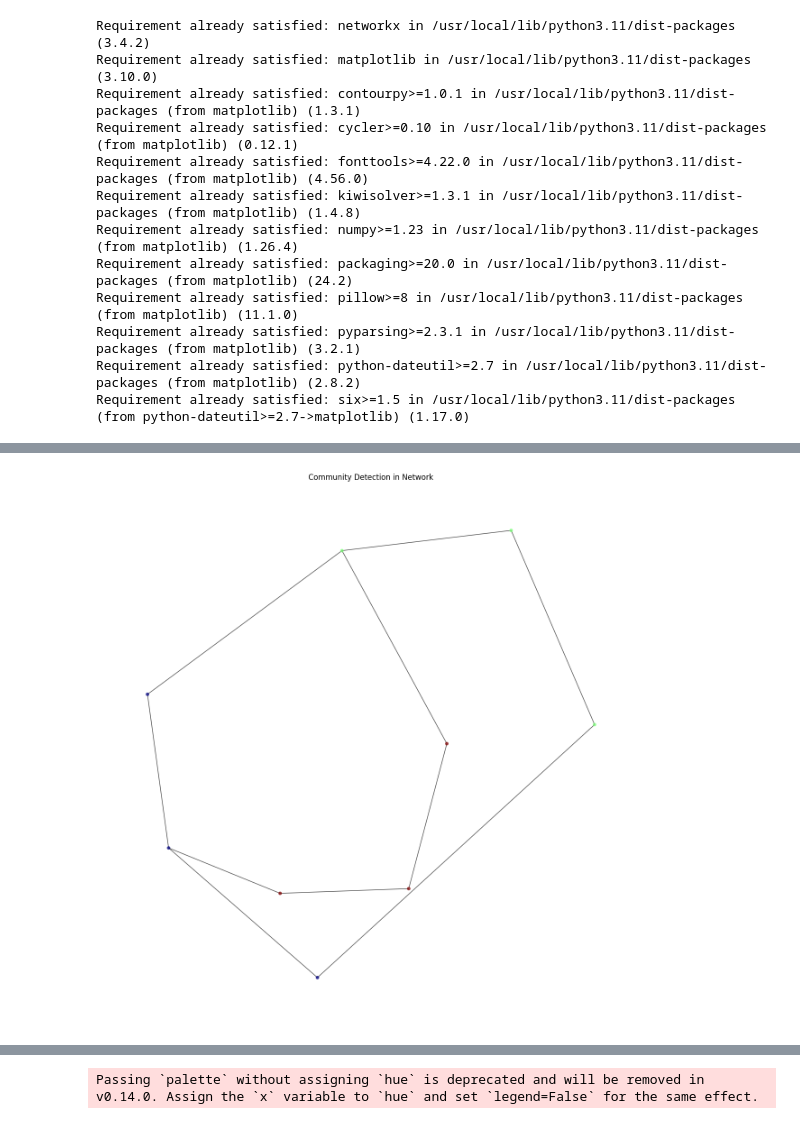
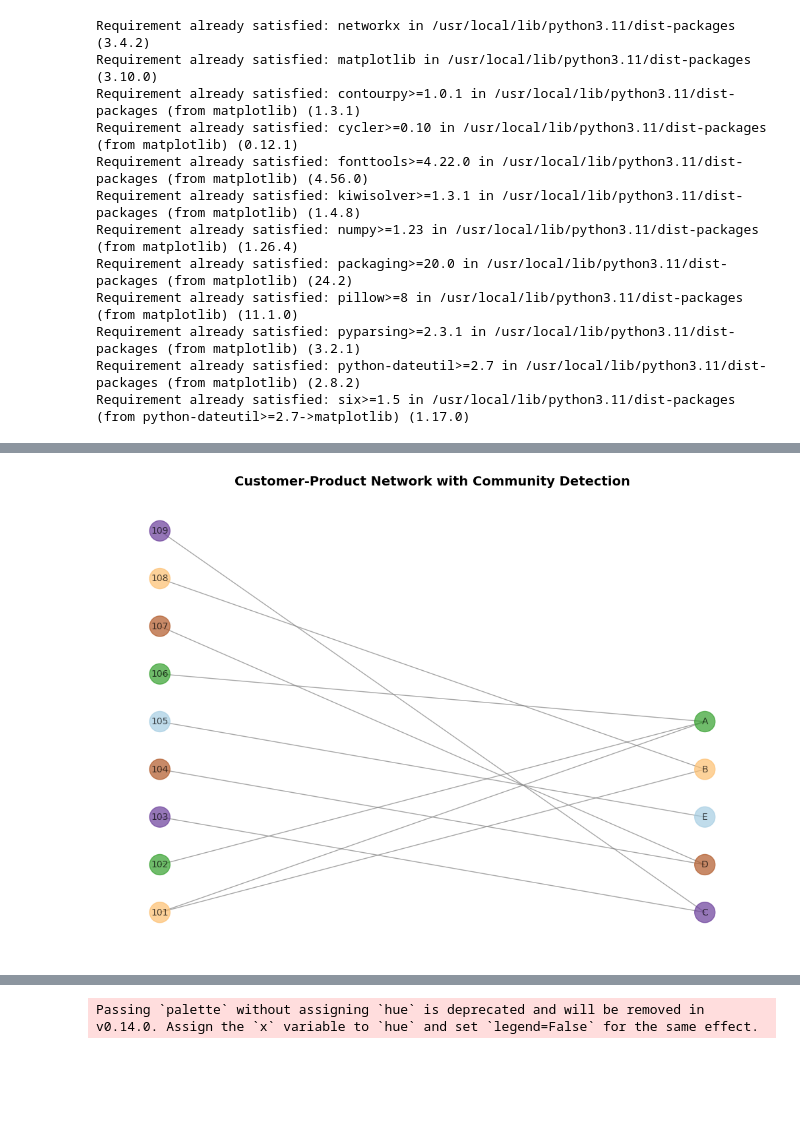
Before and after one commit to dileep5253/Community_Detection, a Jupyter notebook: Community-Detection1.ipynb, the cells around one changed output, grey strips where cells are left out. Cells and saved outputs as stored; diff of their text form; code cells hidden in the pictures; blank space fills up the shorter version.

```diff
--- a/Community-Detection1.ipynb
+++ b/Community-Detection1.ipynb
@@ -671,9 +658,52 @@ plt.show()
-# %%
-# Visualization 2: Community Detection Graph
-plt.figure(figsize=(12, 12))
-colors = [partition[node] if node in partition else 0 for node in G.nodes()]
-nx.draw(G, pos, node_color=colors, node_size=20, with_labels=False, cmap=plt.cm.jet, alpha=0.7)
-plt.title("Community Detection in Network")
-plt.show()
-# %% [output]
-[figure, removed]
+# %%
+import networkx as nx
+import matplotlib.pyplot as plt
+import seaborn as sns
+from community import community_louvain
+
+# 🔹 Step 1: Create Bipartite Graph (Customers and Products)
+G = nx.Graph()
+
+# Sample Data: Customer-Product Purchases
+customer_product_edges = [
+    (101, 'A'), (101, 'B'), (102, 'A'), (103, 'C'),
+    (104, 'D'), (105, 'E'), (106, 'A'), (107, 'D'),
+    (108, 'B'), (109, 'C')
+]
+
+# Add edges to the graph
+G.add_edges_from(customer_product_edges)
+
+# Separate customers and products
+customers = {n for n in G.nodes if isinstance(n, int)}  # Customer IDs are integers
+products = {n for n in G.nodes if isinstance(n, str)}   # Product IDs are strings
+
+# Verify bipartiteness
+if not nx.is_bipartite(G):
+    print("⚠ Warning: The graph is not bipartite!")
+
+# 🔹 Step 2: Apply Louvain Community Detection
+partition = community_louvain.best_partition(G)
+
+# 🔹 Step 3: Define Node Positions for Bipartite Layout
+pos = {}
+x_offset = 0  # Left side for customers
+for idx, node in enumerate(customers):
+    pos[node] = (x_offset, idx)
+
+x_offset = 1  # Right side for products
+for idx, node in enumerate(products):
+    pos[node] = (x_offset, idx)
+
+# 🔹 Step 4: Assign Node Colors Based on Community
+node_colors = [partition[node] for node in G.nodes]
+
+# 🔹 Step 5: Visualize the Network Graph
+plt.figure(figsize=(10, 7))
+nx.draw(G, pos, with_labels=True, node_size=500, font_size=10,
+        node_color=node_colors, cmap=plt.cm.Paired, edge_color="gray", alpha=0.7)
+
+plt.title("Customer-Product Network with Community Detection", fontsize=14, fontweight="bold")
+plt.show()
+# %% [output]
+[figure, added]
```
Also changed, not shown: parts of 20 cells of this notebook.
